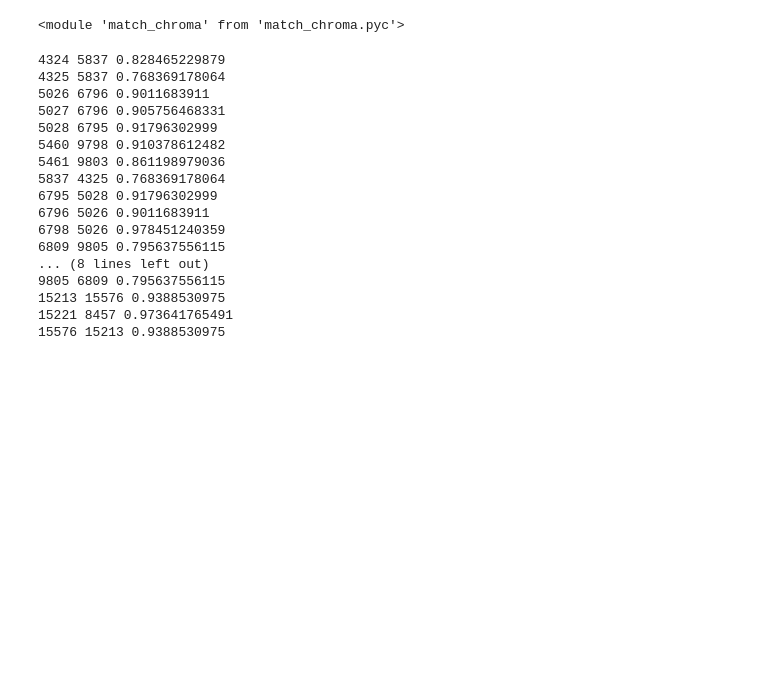
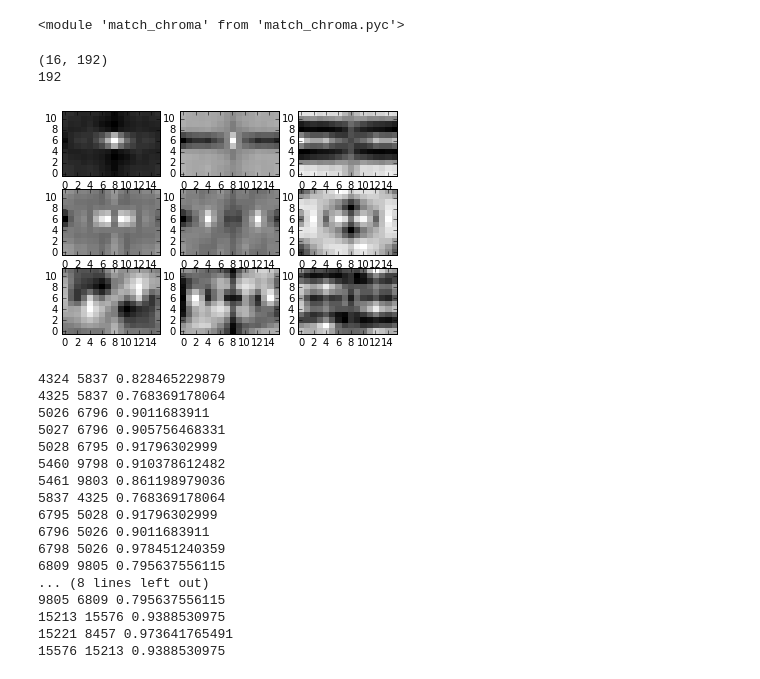
Before and after one commit to dpwe/elene4896, a Jupyter notebook: prac_matchchroma/chroma_2DFTM.ipynb, the cells around one changed output. Cells and saved outputs as stored; diff of their text form; code cells hidden in the pictures; blank space fills up the shorter version.

```diff
--- a/prac_matchchroma/chroma_2DFTM.ipynb
+++ b/prac_matchchroma/chroma_2DFTM.ipynb
@@ -100,6 +111,18 @@ reload(match_chroma)
 # %% [output]
 (15740, 192)
 <module 'match_chroma' from 'match_chroma.pyc'>
+# %%
+# Plot the first four 2DFTM principal components.
+print(match_chroma.pca_object.components_.shape)
+frame_length = 16
+print(frame_length * num_chroma)
+for i in xrange(9):
+    subplot(3, 3, i + 1)
+    my_imshow(np.real(np.fft.fftshift(np.fft.ifft2(np.reshape(match_chroma.pca_object.components_[i], (frame_length, num_chroma)).transpose()))))
+# %% [output]
+(16, 192)
+192
+[figure, added]
 # %%
 # We can quickly find all the near neighbors for each pattern
 # by putting all the points into a KDTree.
```
Also changed, not shown: parts of 2 cells of this notebook.
